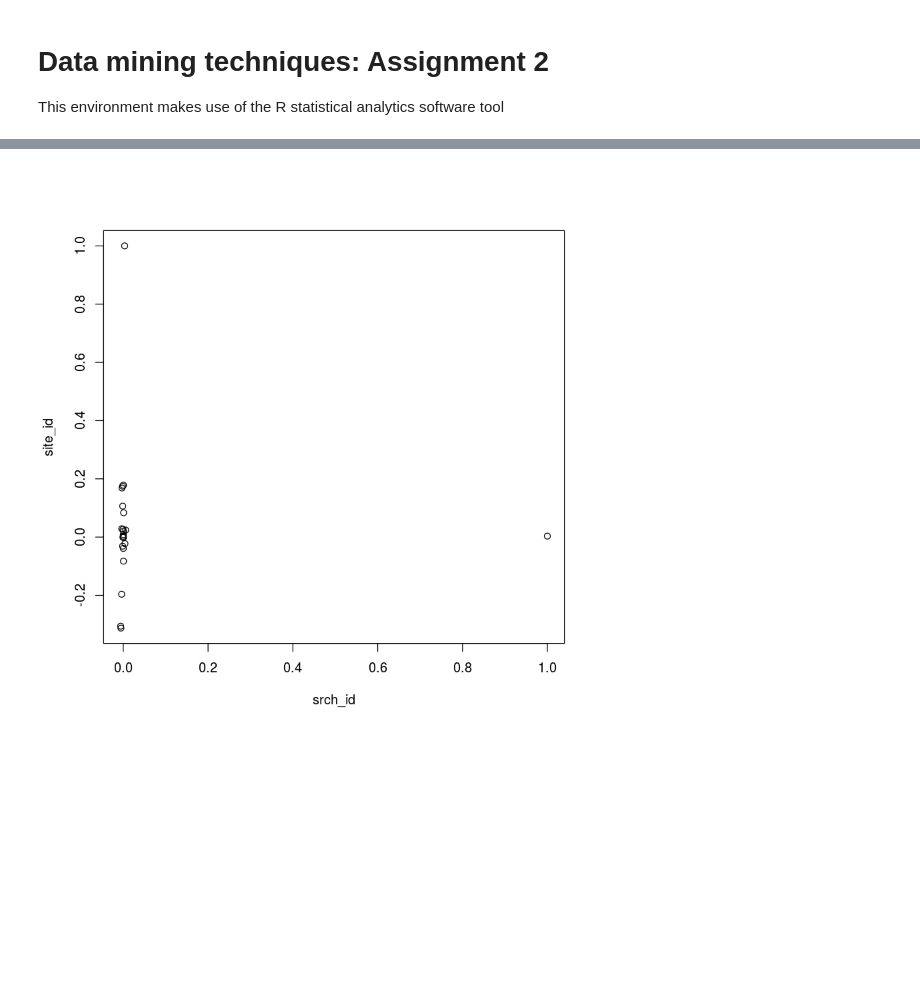
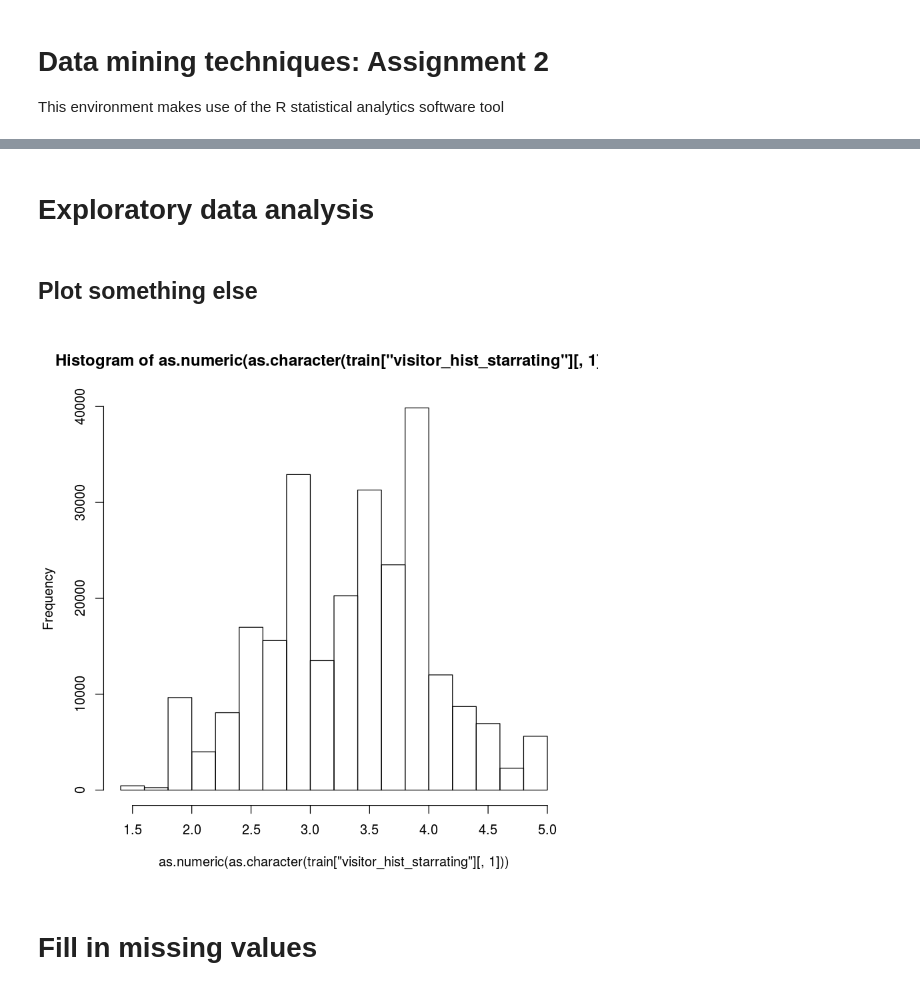
Before and after one commit to silesbu/dmt41, a Jupyter notebook: assignment2/R_analysis_assignment_2.ipynb, the cells around one changed output, grey strips where cells are left out. Cells and saved outputs as stored; diff of their text form; code cells hidden in the pictures; blank space fills up the shorter version.

```diff
--- a/assignment2/R_analysis_assignment_2.ipynb
+++ b/assignment2/R_analysis_assignment_2.ipynb
@@ -102,7 +112,0 @@ hist(train["prop_starrating"][,1],main="Histogram of property star rating",xlab=
-# %%
-train.nums <- unlist(lapply(train, is.numeric))
-#train.noNA <- unlist(lapply(train[,train.nums], is.na))
-
-plot(cor(train[,train.nums]))
-# %% [output]
-[figure, removed]
@@ -108,0 +115,11 @@ plot(cor(train[,train.nums]))
+# %% [markdown]
+# Exploratory data analysis
+# %% [markdown]
+## Plot something else
+# %%
+#ggplot(data=train,aes(x=visitor_hist_starrating)) + geom_histogram(bins=30)
+hist(as.numeric(as.character(train["visitor_hist_starrating"][,1])))
+# %% [output]
+[figure, added]
+# %% [markdown]
+# Fill in missing values
```
Also changed, not shown: parts of 18 cells of this notebook.
